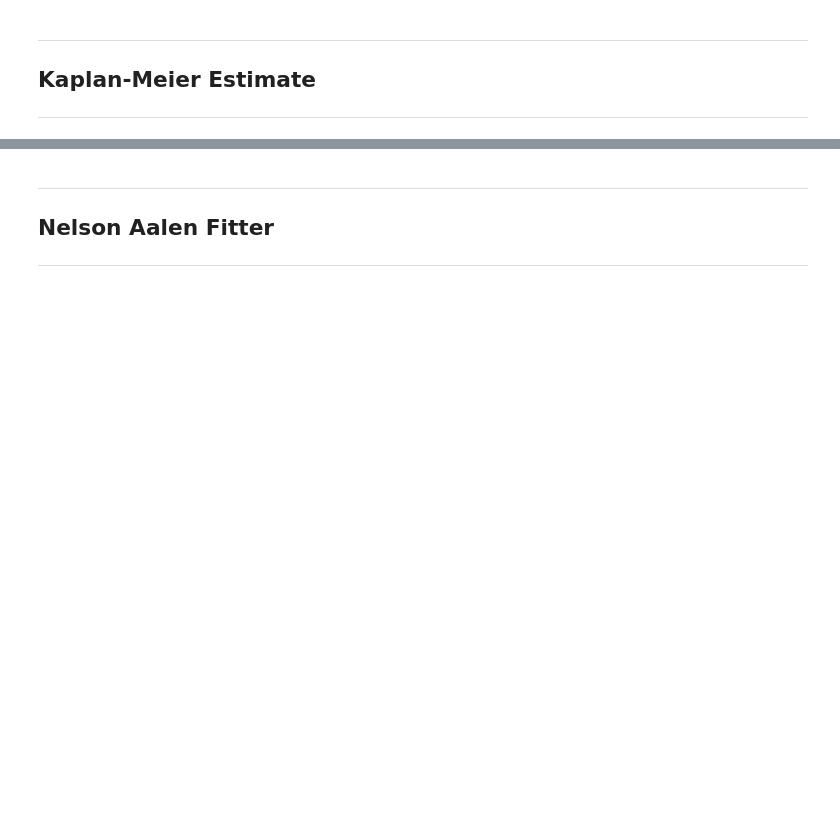
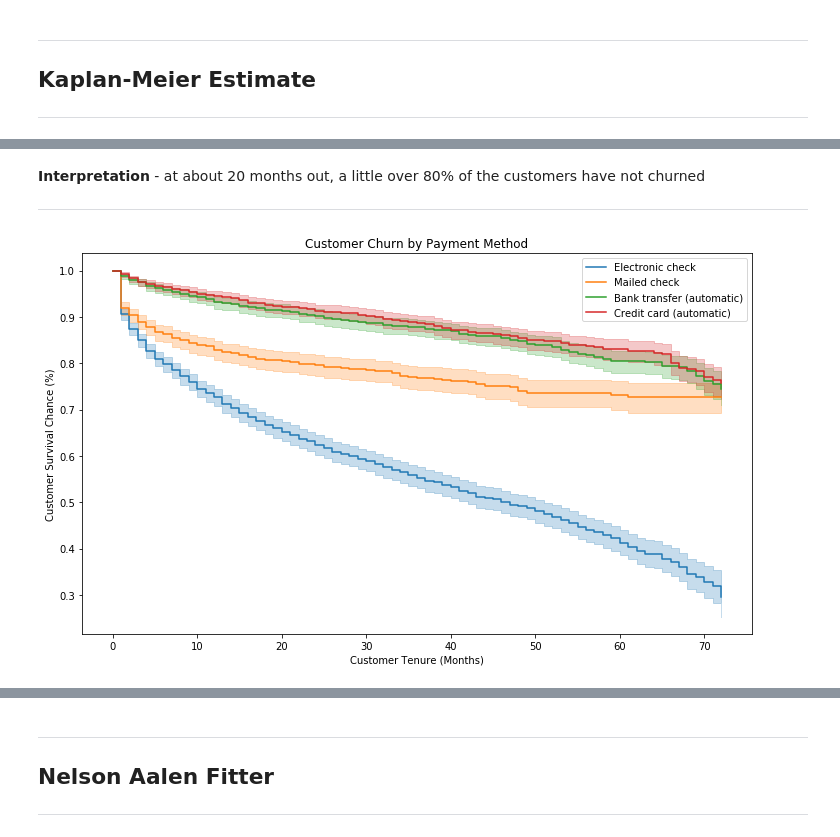
Before and after one commit to jwalluww/DataScience, a Jupyter notebook: Survival_Analysis.ipynb, the cells around one changed output, grey strips where cells are left out. Cells and saved outputs as stored; diff of their text form; code cells hidden in the pictures; blank space fills up the shorter version.

```diff
--- a/Survival_Analysis.ipynb
+++ b/Survival_Analysis.ipynb
@@ -52,0 +152,21 @@ kmf.plot()
+# %% [markdown]
+**Interpretation** - at about 20 months out, a little over 80% of the customers have not churned
+***
+# %%
+# function for creating Kaplan-Meier curve plots segmented by categorical variables
+# Reverting back to original df since df1 has binary variables
+def plot_categorical_survival(feature, t='tenure', event='Churn', df=df, ax=None):
+    for cat in df[feature].unique():
+        idx = df[feature] == cat
+        kmf = lifelines.KaplanMeierFitter()
+        kmf.fit(df[idx][t], event_observed=df[idx][event], label=cat)
+        kmf.plot(ax=ax, label=cat)
+# %%
+fig_pmt, ax_pmt = plt.subplots(figsize=(12,7))
+plot_categorical_survival(feature='PaymentMethod', ax=ax_pmt)
+ax_pmt.set_title('Customer Churn by Payment Method')
+ax_pmt.set_xlabel('Customer Tenure (Months)')
+ax_pmt.set_ylabel('Customer Survival Chance (%)')
+plt.show()
+# %% [output]
+[figure, added]
```
Also changed, not shown: parts of 69 cells of this notebook.
